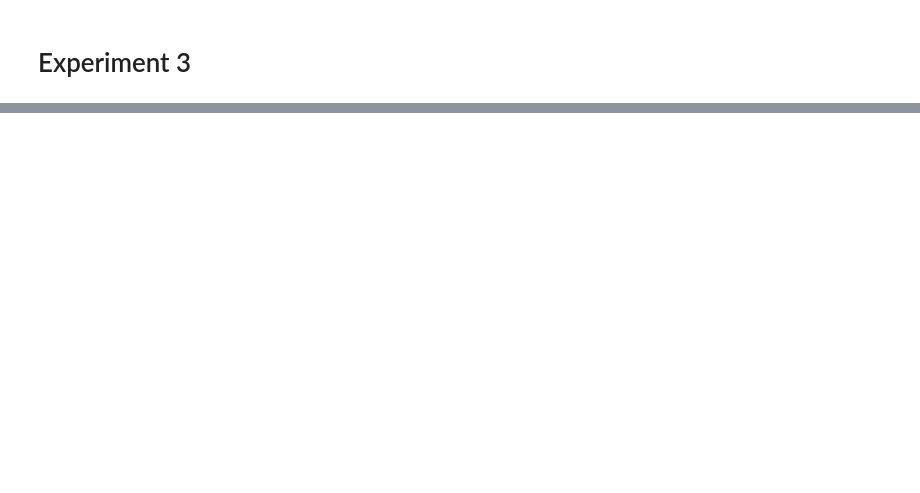
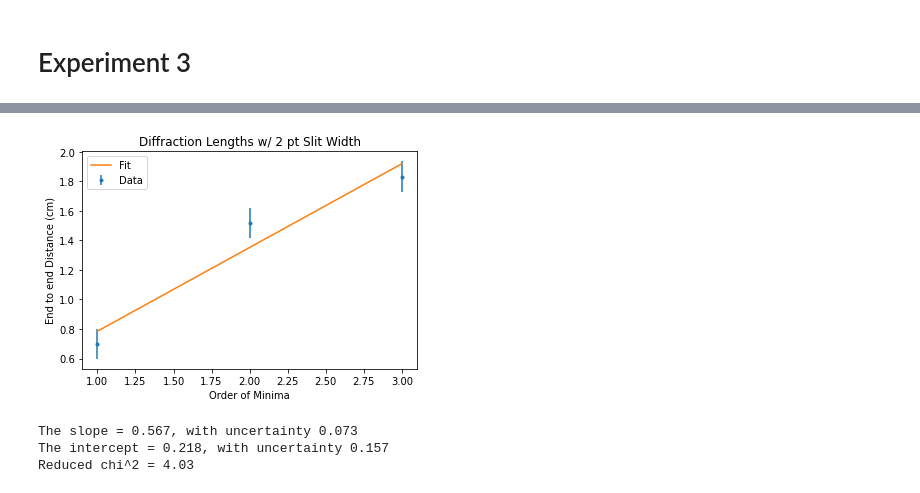
Before and after one commit to matthew-ding/physics5cl, a Jupyter notebook: Lab3/Experiment3.ipynb, the cells around one changed output, grey strips where cells are left out. Cells and saved outputs as stored; diff of their text form; code cells hidden in the pictures; blank space fills up the shorter version.

```diff
--- a/Lab3/Experiment3.ipynb
+++ b/Lab3/Experiment3.ipynb
@@ -48,0 +48,35 @@ Reduced chi^2 = 0.015
+# %%
+# Slit Width 2 pts
+m = np.array([1,2,3])
+distance = np.array([np.mean([0.75, 0.7, 0.65]), np.mean([1.5, 1.55, 1.5]), np.mean([1.9, 1.8, 1.8])])  # cm
+
+# standard error
+yerr = np.array([np.std([0.75, 0.7, 0.65]), np.std([1.5, 1.55, 1.5]), np.std([1.9, 1.8, 1.8])]) / np.sqrt(3)
+yerr = np.sqrt(yerr**2 + 0.1**2)  # measurement uncertainty propagation
+plt.errorbar(m, distance, yerr=yerr, fmt='.',label='Data')
+plt.xlabel('Order of Minima')
+plt.ylabel('End to end Distance (cm)')
+plt.title('Diffraction Lengths w/ 2 pt Slit Width')
+
+a_fit,cov=curve_fit(linearFunc,m,distance,sigma=yerr,absolute_sigma=True)
+inter = a_fit[0]
+slope2 = a_fit[1]
+yfit = inter + slope2*m
+plt.plot(m,yfit,label='Fit')
+d_inter = np.sqrt(cov[0][0])
+d_slope2 = np.sqrt(cov[1][1])
+plt.legend()
+plt.show()
+
+print(f'The slope = {np.round(slope2, 3)}, with uncertainty {np.round(d_slope2, 3)}')
+print(f'The intercept = {np.round(inter, 3)}, with uncertainty {np.round(d_inter, 3)}')
+
+chisqr = sum((distance-linearFunc(m,inter,slope2))**2/yerr**2)
+dof = len(distance) - 2
+chisqr_red = chisqr/dof
+print(f'Reduced chi^2 = {np.round(chisqr_red, 3)}')
+# %% [output]
+[figure, added]
+The slope = 0.567, with uncertainty 0.073
+The intercept = 0.218, with uncertainty 0.157
+Reduced chi^2 = 4.03
```
Also changed, not shown: parts of 5 cells of this notebook, 1 other file.
